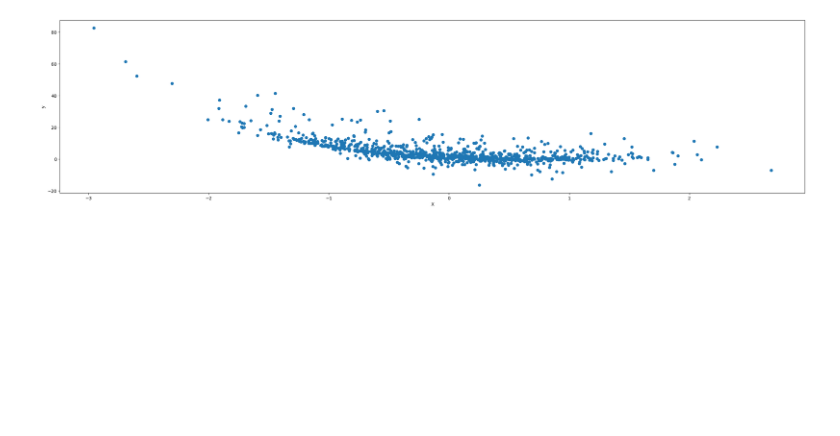
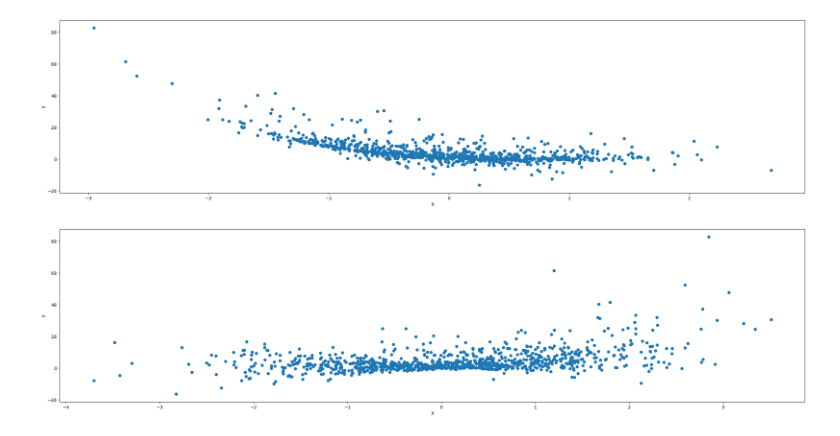
Before and after one commit to MuhammadTarek10/ML-DL, a Jupyter notebook: Abdelrahman-Yasser/tasks/poly.ipynb, the cells around one changed output. Drawn from its saved outputs; the diff is of its cells as text; code cells hidden in the pictures; blank space fills up the shorter version.

```diff
--- a/Abdelrahman-Yasser/tasks/poly.ipynb
+++ b/Abdelrahman-Yasser/tasks/poly.ipynb
@@ -29,8 +29,17 @@ print(data.head())
 4  0.177851 -0.128694  0.110501  0.797469
 # %%
 data_copy = data.copy()
-X = data_copy['x1']
+X1 = data_copy['x1']
+X2 = data_copy['x2']
+X3 = data_copy['x3']
+X4 = data_copy['x4']
+X5 = data_copy['x5']
+
 y = data_copy['y']
 len(y)
-X = torch.tensor(X).float()
+X1 = torch.tensor(X1).float()
+X2 = torch.tensor(X2).float()
+X3 = torch.tensor(X3).float()
+X4 = torch.tensor(X4).float()
+X5 = torch.tensor(X5).float()
 y = torch.tensor(y).float()
@@ -62,3 +51,11 @@ plt.ylabel("y")
 plt.show()
 # %% [output]
 [figure]
+# %%
+plt.figure(figsize = (30,7))
+plt.scatter(X2, y)
+plt.xlabel("X")
+plt.ylabel("y")
+plt.show()
+# %% [output]
+[figure, added]
```
Also changed, not shown: parts of 35 cells of this notebook.
